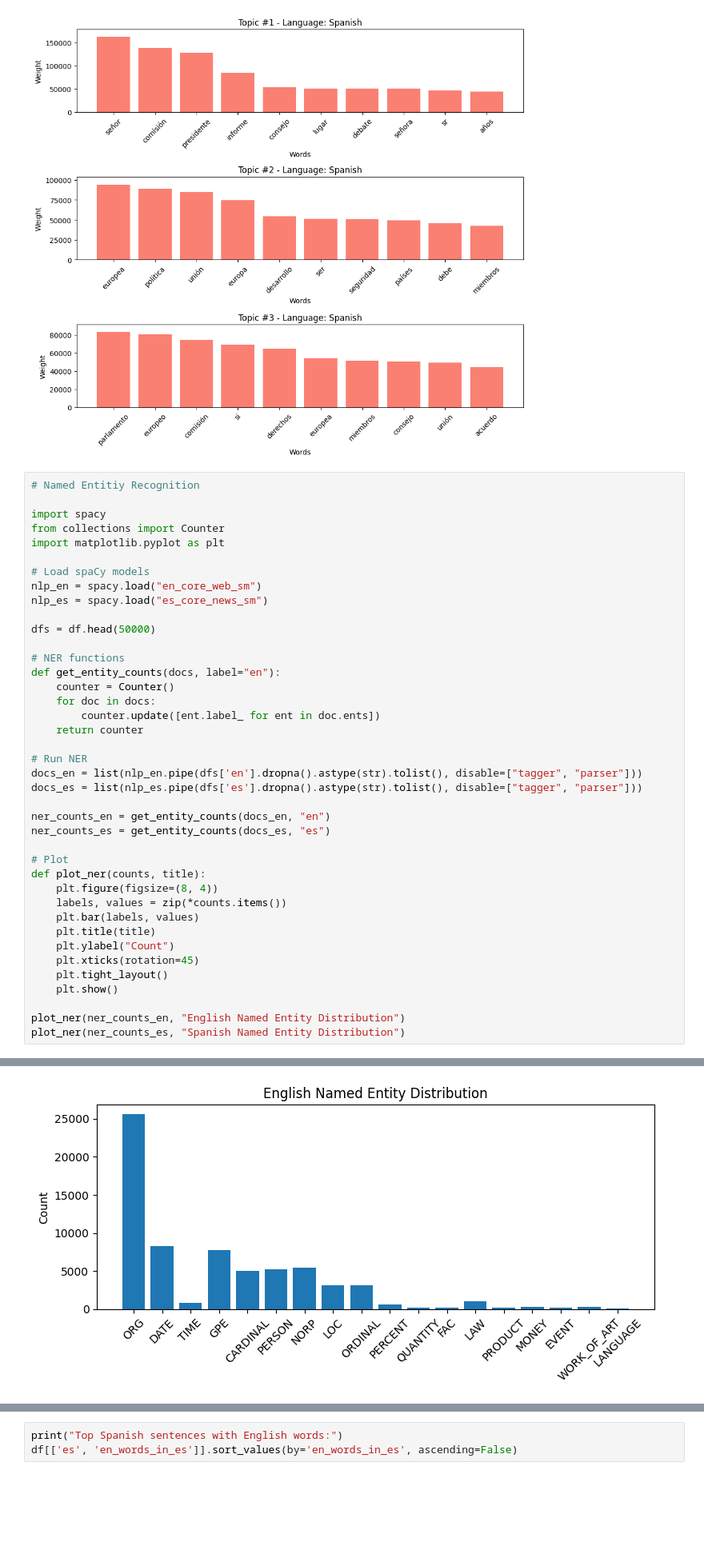
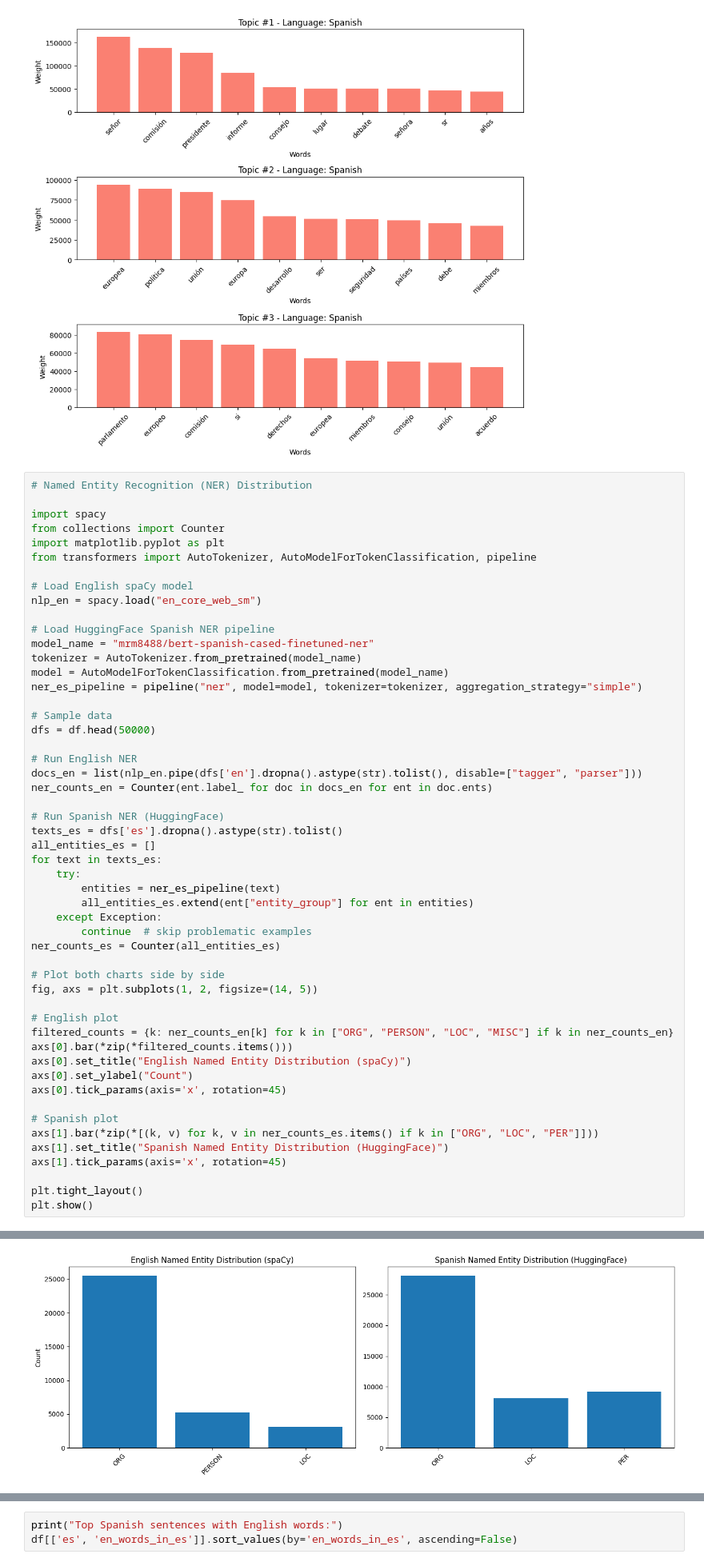
Before and after one commit to DesjardinsRepos/NLP_2025, a Jupyter notebook: language_translation/1-insights.ipynb, the cells around one changed output, grey strips where cells are left out. Shown at 80% size. Saved outputs shown, nothing was run; the diff lists cells and outputs as text; blank space fills up the shorter version.

```diff
--- a/language_translation/1-insights.ipynb
+++ b/language_translation/1-insights.ipynb
@@ -486,43 +486,55 @@ Topics for English corpus:
 Topics for Spanish corpus:
 [figure]
 # %%
-# Named Entitiy Recognition
+# Named Entity Recognition (NER) Distribution
 
 import spacy
 from collections import Counter
 import matplotlib.pyplot as plt
+from transformers import AutoTokenizer, AutoModelForTokenClassification, pipeline
 
-# Load spaCy models
+# Load English spaCy model
 nlp_en = spacy.load("en_core_web_sm")
-nlp_es = spacy.load("es_core_news_sm")
 
+# Load HuggingFace Spanish NER pipeline
+model_name = "mrm8488/bert-spanish-cased-finetuned-ner"
+tokenizer = AutoTokenizer.from_pretrained(model_name)
+model = AutoModelForTokenClassification.from_pretrained(model_name)
+ner_es_pipeline = pipeline("ner", model=model, tokenizer=tokenizer, aggregation_strategy="simple")
+
+# Sample data
 dfs = df.head(50000)
 
-# NER functions
-def get_entity_counts(docs, label="en"):
-    counter = Counter()
-    for doc in docs:
-        counter.update([ent.label_ for ent in doc.ents])
-    return counter
+# Run English NER
+docs_en = list(nlp_en.pipe(dfs['en'].dropna().astype(str).tolist(), disable=["tagger", "parser"]))
+ner_counts_en = Counter(ent.label_ for doc in docs_en for ent in doc.ents)
 
-# Run NER
-docs_en = list(nlp_en.pipe(dfs['en'].dropna().astype(str).tolist(), disable=["tagger", "parser"]))
-docs_es = list(nlp_es.pipe(dfs['es'].dropna().astype(str).tolist(), disable=["tagger", "parser"]))
+# Run Spanish NER (HuggingFace)
+texts_es = dfs['es'].dropna().astype(str).tolist()
+all_entities_es = []
+for text in texts_es:
+    try:
+        entities = ner_es_pipeline(text)
+        all_entities_es.extend(ent["entity_group"] for ent in entities)
+    except Exception:
+        continue  # skip problematic examples
+ner_counts_es = Counter(all_entities_es)
 
-ner_counts_en = get_entity_counts(docs_en, "en")
-ner_counts_es = get_entity_counts(docs_es, "es")
+# Plot both charts side by side
+fig, axs = plt.subplots(1, 2, figsize=(14, 5))
 
-# Plot
-def plot_ner(counts, title):
-    plt.figure(figsize=(8, 4))
-    labels, values = zip(*counts.items())
-    plt.bar(labels, values)
-    plt.title(title)
-    plt.ylabel("Count")
-    plt.xticks(rotation=45)
-    plt.tight_layout()
-    plt.show()
+# English plot
+filtered_counts = {k: ner_counts_en[k] for k in ["ORG", "PERSON", "LOC", "MISC"] if k in ner_counts_en}
+axs[0].bar(*zip(*filtered_counts.items()))
+axs[0].set_title("English Named Entity Distribution (spaCy)")
+axs[0].set_ylabel("Count")
+axs[0].tick_params(axis='x', rotation=45)
 
-plot_ner(ner_counts_en, "English Named Entity Distribution")
-plot_ner(ner_counts_es, "Spanish Named Entity Distribution")
+# Spanish plot
+axs[1].bar(*zip(*[(k, v) for k, v in ner_counts_es.items() if k in ["ORG", "LOC", "PER"]]))
+axs[1].set_title("Spanish Named Entity Distribution (HuggingFace)")
+axs[1].tick_params(axis='x', rotation=45)
+
+plt.tight_layout()
+plt.show()
 # %% [output]
@@ -529 +546 @@ plot_ner(ner_counts_es, "Spanish Named Entity Distribution")
-[figure, old version]
+[figure, new version]
```
Also changed, not shown: parts of 1 cell of this notebook.
